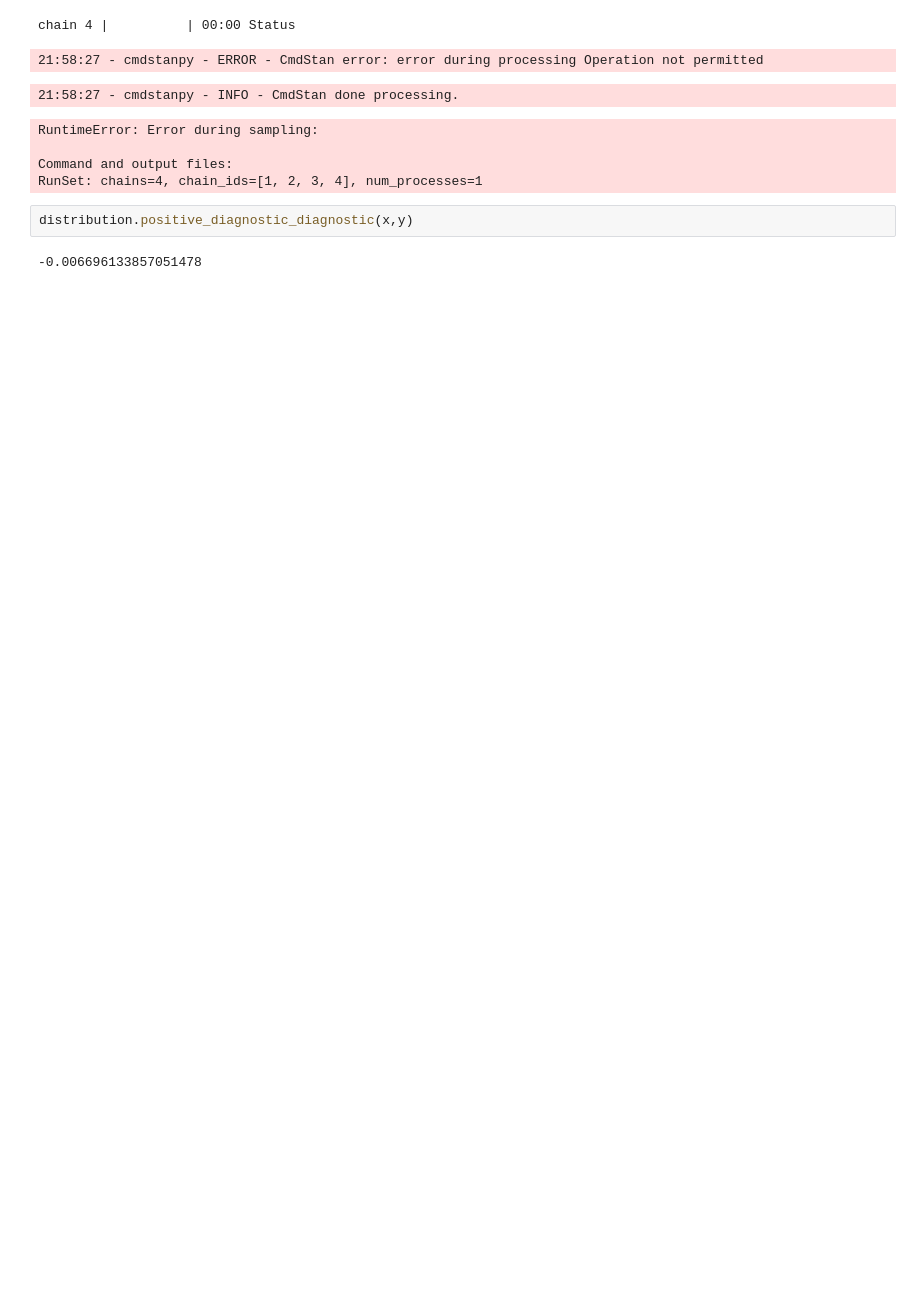
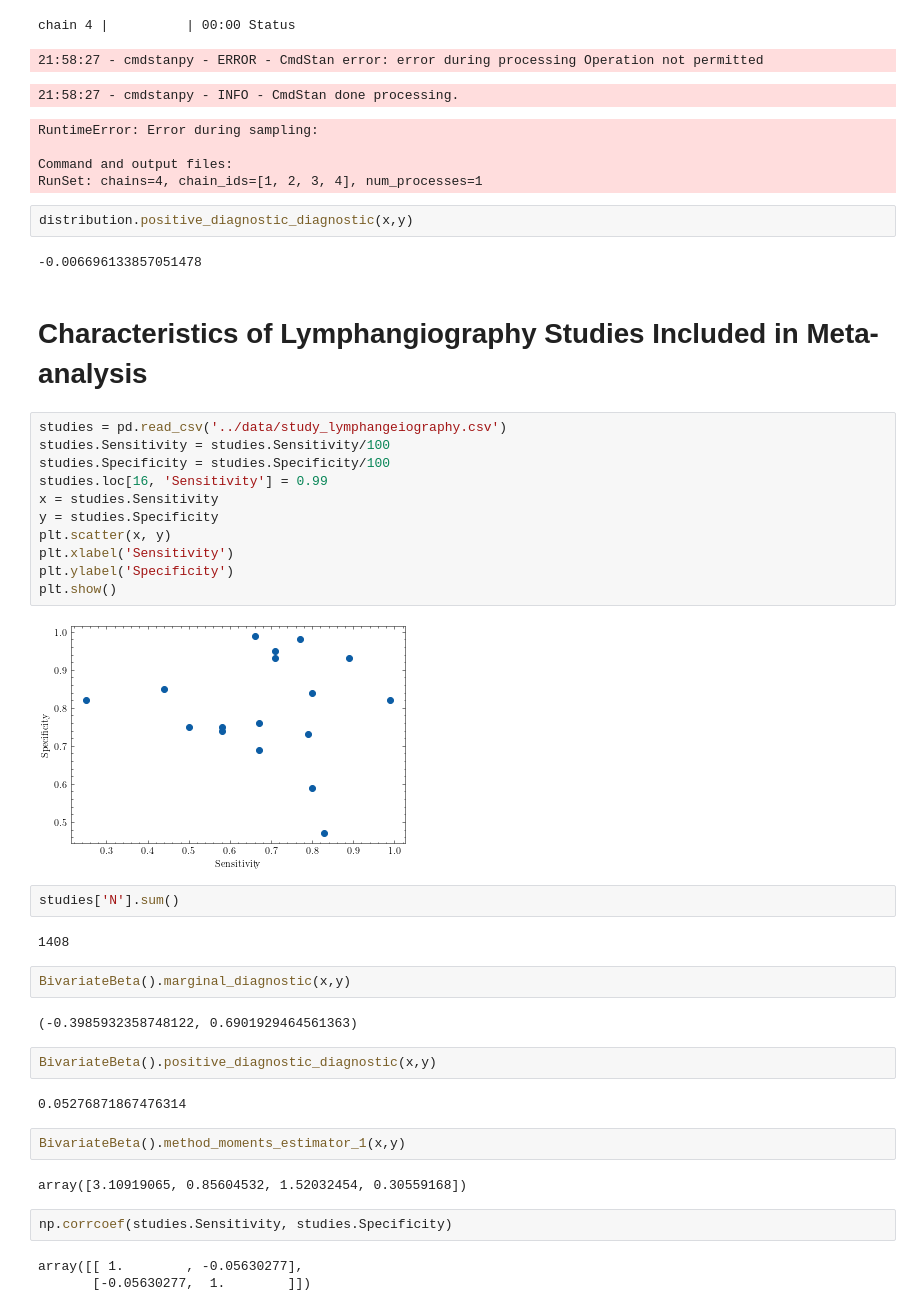
Before and after one commit to lucasmoschen/bivariate-beta, a Jupyter notebook: notebooks/covid_tests.ipynb, the cells around one changed output. Saved outputs shown, nothing was run; the diff lists cells and outputs as text; blank space fills up the shorter version.

Commit message:
Including cancer data

```diff
--- a/notebooks/covid_tests.ipynb
+++ b/notebooks/covid_tests.ipynb
@@ -151,3 +164,39 @@ RunSet: chains=4, chain_ids=[1, 2, 3, 4], num_processes=1
 distribution.positive_diagnostic_diagnostic(x,y)
 # %% [output]
 -0.006696133857051478
+# %% [markdown]
+# Characteristics of Lymphangiography Studies Included in Meta-analysis
+# %%
+studies = pd.read_csv('../data/study_lymphangeiography.csv')
+studies.Sensitivity = studies.Sensitivity/100
+studies.Specificity = studies.Specificity/100
+studies.loc[16, 'Sensitivity'] = 0.99
+x = studies.Sensitivity
+y = studies.Specificity
+plt.scatter(x, y)
+plt.xlabel('Sensitivity')
+plt.ylabel('Specificity')
+plt.show()
+# %% [output]
+[figure, added]
+# %%
+studies['N'].sum()
+# %% [output]
+1408
+# %%
+BivariateBeta().marginal_diagnostic(x,y)
+# %% [output]
+(-0.3985932358748122, 0.6901929464561363)
+# %%
+BivariateBeta().positive_diagnostic_diagnostic(x,y)
+# %% [output]
+0.05276871867476314
+# %%
+BivariateBeta().method_moments_estimator_1(x,y)
+# %% [output]
+array([3.10919065, 0.85604532, 1.52032454, 0.30559168])
+# %%
+np.corrcoef(studies.Sensitivity, studies.Specificity)
+# %% [output]
+array([[ 1.        , -0.05630277],
+       [-0.05630277,  1.        ]])
```
Also changed, not shown: parts of 2 cells of this notebook, 1 other file.
